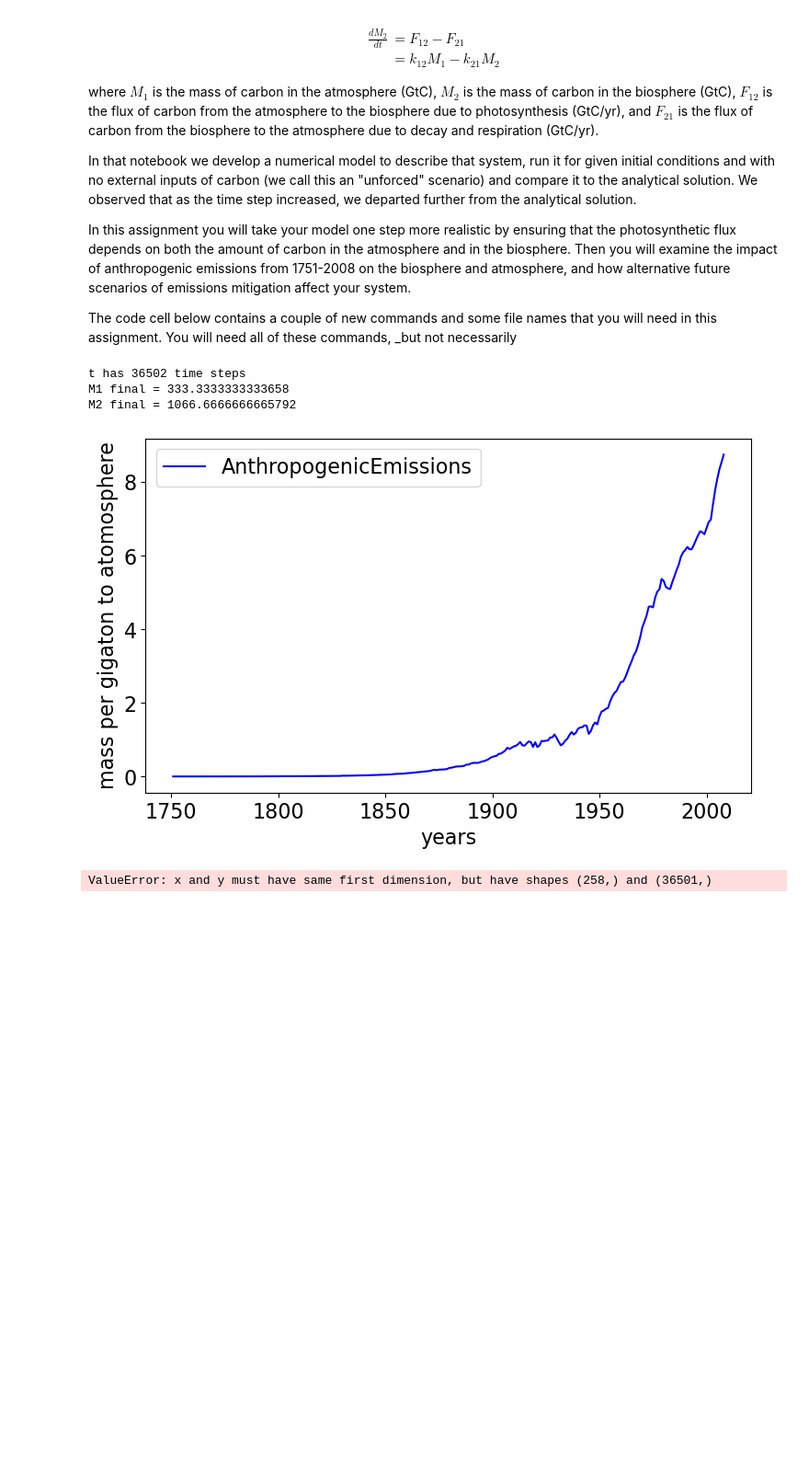
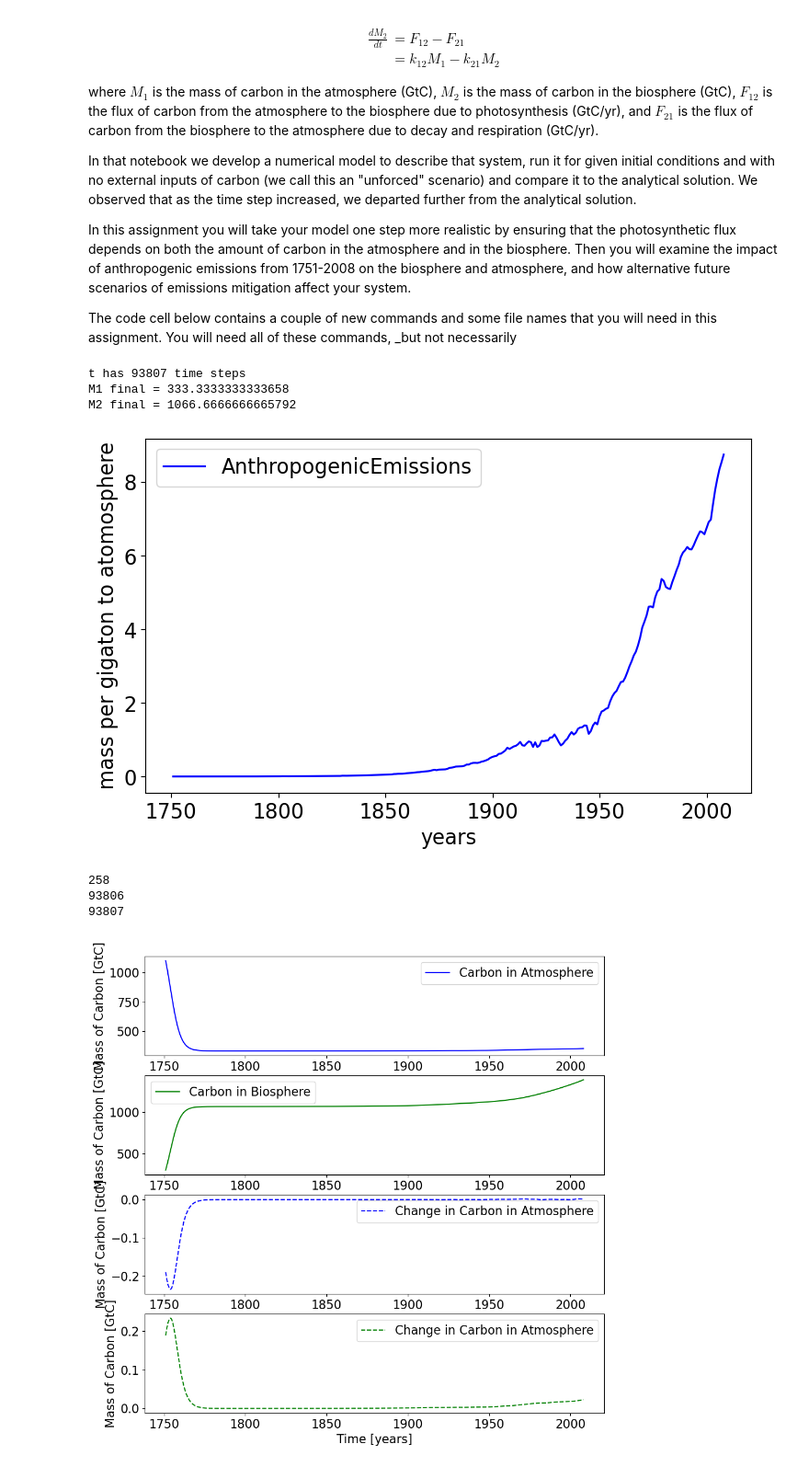
Before and after one commit to LejoFlores/Earth-and-Environmental-Systems-Modeling, a Jupyter notebook: mod02/mod02-CarbonModel-Assignment.ipynb, the cells around one changed output. Shown: that part at 92% size. Drawn from its saved outputs; the diff is of its cells as text; code cells hidden in the pictures; blank space fills up the shorter version.

```diff
--- a/mod02/mod02-CarbonModel-Assignment.ipynb
+++ b/mod02/mod02-CarbonModel-Assignment.ipynb
@@ -39,8 +39,8 @@ M2i = 300.0
 k12 = 0.0003     #inverse years = or per year? = turn over time
 k21 = 0.1
 
-ti = 0.0      #time initial
-tf = 100     #time unit in years
+ti = 1751      #time initial
+tf = 2008    #time unit in years
 dt = 1/365
 
 t = np.arange(ti,tf+dt,dt)
@@ -83,9 +83,7 @@ data = np.loadtxt(historical_emissions_file, delimiter=',', skiprows=1)
 year = data[:,0]
 cflux = data[:,1]
 
-cflux_t = np.interp(t, year, cflux)
-# Read this documentation to understand what this command does:
-#    https://numpy.org/doc/stable/reference/generated/numpy.interp.html
+
 
 plt.figure(figsize=(8.5,11))
 plt.rcParams.update({'font.size': 16})
@@ -99,12 +97,14 @@ plt.legend()
 
 plt.show()
 # %% [output]
-t has 36502 time steps
+t has 93807 time steps
 M1 final = 333.3333333333658
 M2 final = 1066.6666666665792
 [figure]
 # %%
-
+cflux_t = np.interp(t, year, cflux)
+# Read this documentation to understand what this command does:
+#    https://numpy.org/doc/stable/reference/generated/numpy.interp.html
 Fa = cflux_t
 
 for i in np.arange(Nt):
@@ -120,49 +120,54 @@ for i in np.arange(Nt):
         dM2dt = k12*M1[i-1]*M2[i-1] - k21*M2[i-1]
 
         M1[i] = M1[i-1] + dM1dt*dt
         M2[i] = M2[i-1] + dM2dt*dt
 
 dM1 = np.diff(M1)
 dM2 = np.diff(M2)
 
 M1 = M1[0:i]
 M2 = M2[0:i]
 
 
-#print(year)
+print(year.size)
+print(cflux_t.size)
+print(Nt)
 #print(M1)
 #print(M2)
 #print(dM1)
 #print(dM2)
 #print(t)
 
 plt.figure(figsize = (11,11))
 plt.rcParams.update({'font.size': 16})
 
 plt.subplot(4,1,1)
-plt.plot(year,M1, 'b-', label='Carbon in Atmosphere')
+plt.plot(t,M1, 'b-', label='Carbon in Atmosphere')
 plt.ylabel('Mass of Carbon [GtC]')
 plt.legend()
 
-#plt.subplot(4,1,2)
-#plt.plot(t,M2, 'g-', label='Carbon in Biosphere')
-#plt.ylabel('Mass of Carbon [GtC]')
-#plt.legend()
+plt.subplot(4,1,2)
+plt.plot(t,M2, 'g-', label='Carbon in Biosphere')
+plt.ylabel('Mass of Carbon [GtC]')
+plt.legend()
 
-#plt.subplot(4,1,3)
-#plt.plot(t,dM1, 'b--', label='Change in Carbon in Atmosphere')
-#plt.ylabel('Mass of Carbon [GtC]')
-#plt.legend()
+plt.subplot(4,1,3)
+plt.plot(t,dM1, 'b--', label='Change in Carbon in Atmosphere')
+plt.ylabel('Mass of Carbon [GtC]')
+plt.legend()
 
-#plt.subplot(4,1,4)
-#plt.plot(t,dM2, 'g--', label='Change in Carbon in Atmosphere')
-#plt.xlabel('Time [years]')
-#plt.ylabel('Mass of Carbon [GtC]')
-#plt.legend()
+plt.subplot(4,1,4)
+plt.plot(t,dM2, 'g--', label='Change in Carbon in Atmosphere')
+plt.xlabel('Time [years]')
+plt.ylabel('Mass of Carbon [GtC]')
+plt.legend()
 
 plt.show()
 # %% [output]
-ValueError: x and y must have same first dimension, but have shapes (258,) and (36501,)
+258
+93806
+93807
+[figure, added]
 # %% [markdown]
 ## 2. Assignment Tasks
 
```
Also changed, not shown: parts of 1 cell of this notebook.
